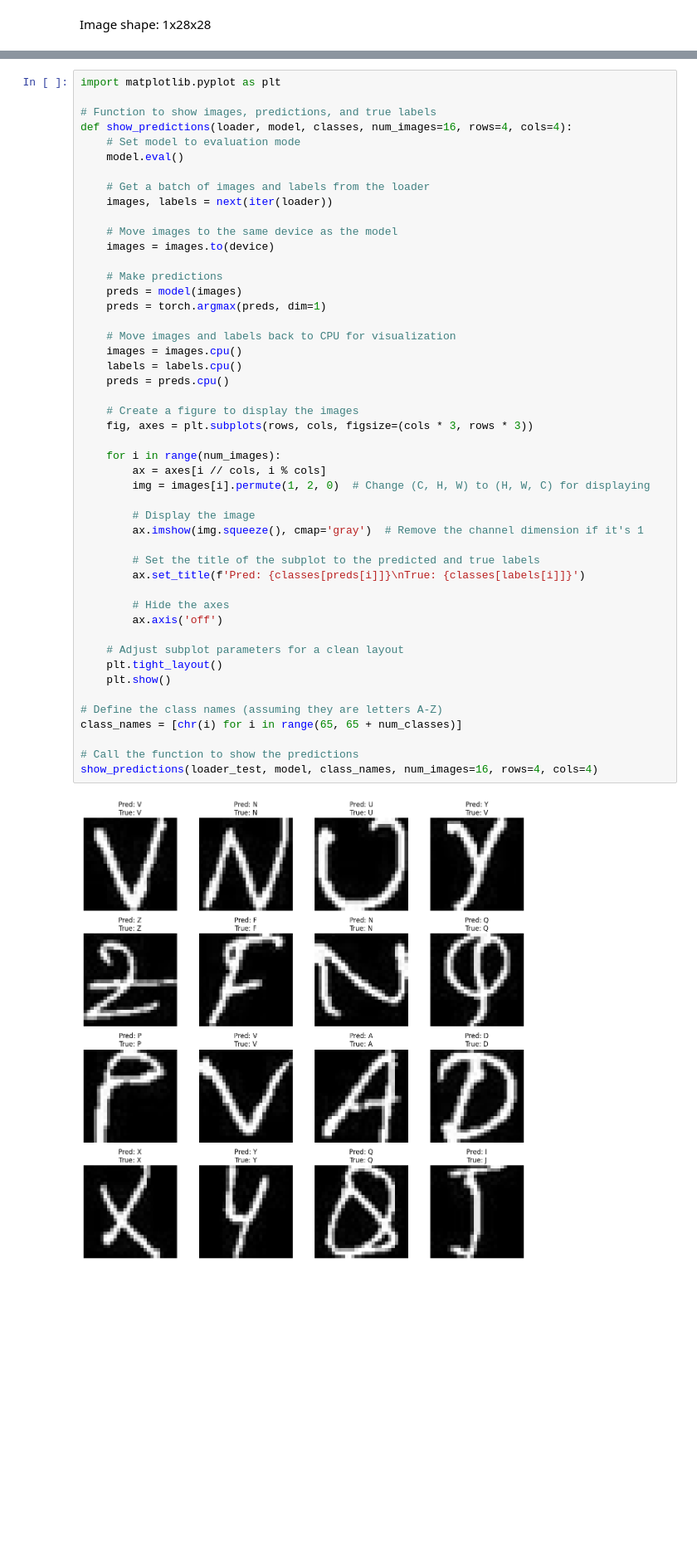
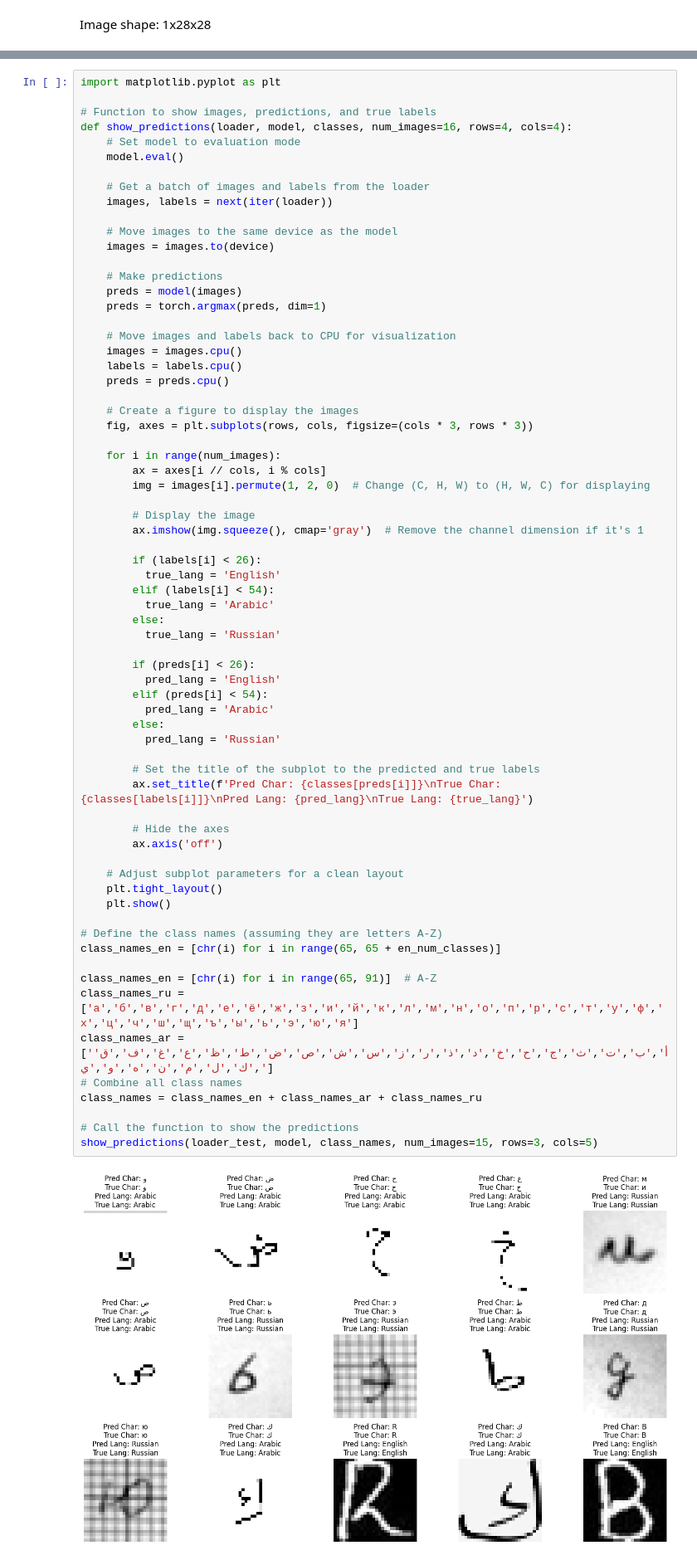
Before and after one commit to calebfederman/handwritten-alphabet-language-classifier, a Jupyter notebook: src/CNN.ipynb, the cells around one changed output, grey strips where cells are left out. Shown at 83% size. Cells and saved outputs as stored; diff of their text form; blank space fills up the shorter version.

Commit message:
Updated to include Russian and Arabic
Does not include RussianData.zip because it is too large to push to Github.com

```diff
--- a/src/CNN.ipynb
+++ b/src/CNN.ipynb
@@ -189,34 +855,54 @@ def show_predictions(loader, model, classes, num_images=16, rows=4, cols=4):
     preds = torch.argmax(preds, dim=1)
 
     # Move images and labels back to CPU for visualization
     images = images.cpu()
     labels = labels.cpu()
     preds = preds.cpu()
 
     # Create a figure to display the images
     fig, axes = plt.subplots(rows, cols, figsize=(cols * 3, rows * 3))
 
     for i in range(num_images):
         ax = axes[i // cols, i % cols]
         img = images[i].permute(1, 2, 0)  # Change (C, H, W) to (H, W, C) for displaying
 
         # Display the image
         ax.imshow(img.squeeze(), cmap='gray')  # Remove the channel dimension if it's 1
 
+        if (labels[i] < 26):
+          true_lang = 'English'
+        elif (labels[i] < 54):
+          true_lang = 'Arabic'
+        else:
+          true_lang = 'Russian'
+
+        if (preds[i] < 26):
+          pred_lang = 'English'
+        elif (preds[i] < 54):
+          pred_lang = 'Arabic'
+        else:
+          pred_lang = 'Russian'
+
         # Set the title of the subplot to the predicted and true labels
-        ax.set_title(f'Pred: {classes[preds[i]]}\nTrue: {classes[labels[i]]}')
+        ax.set_title(f'Pred Char: {classes[preds[i]]}\nTrue Char: {classes[labels[i]]}\nPred Lang: {pred_lang}\nTrue Lang: {true_lang}')
 
         # Hide the axes
         ax.axis('off')
 
     # Adjust subplot parameters for a clean layout
     plt.tight_layout()
     plt.show()
 
 # Define the class names (assuming they are letters A-Z)
-class_names = [chr(i) for i in range(65, 65 + num_classes)]
+class_names_en = [chr(i) for i in range(65, 65 + en_num_classes)]
+
+class_names_en = [chr(i) for i in range(65, 91)]  # A-Z
+class_names_ru = ['а','б','в','г','д','е','ё','ж','з','и','й','к','л','м','н','о','п','р','с','т','у','ф','х','ц','ч','ш','щ','ъ','ы','ь','э','ю','я']
+class_names_ar = ['أ','ب','ت','ث','ج','ح','خ','د','ذ','ر','ز','س','ش','ص','ض','ط','ظ','ع','غ','ف','ق','ك','ل','م','ن','ه','و','ي']
+# Combine all class names
+class_names = class_names_en + class_names_ar + class_names_ru
 
 # Call the function to show the predictions
-show_predictions(loader_test, model, class_names, num_images=16, rows=4, cols=4)
+show_predictions(loader_test, model, class_names, num_images=15, rows=3, cols=5)
 # %% [output]
-[figure, old version]
+[figure, new version]
```
Also changed, not shown: parts of 18 cells of this notebook, 14 other files.
